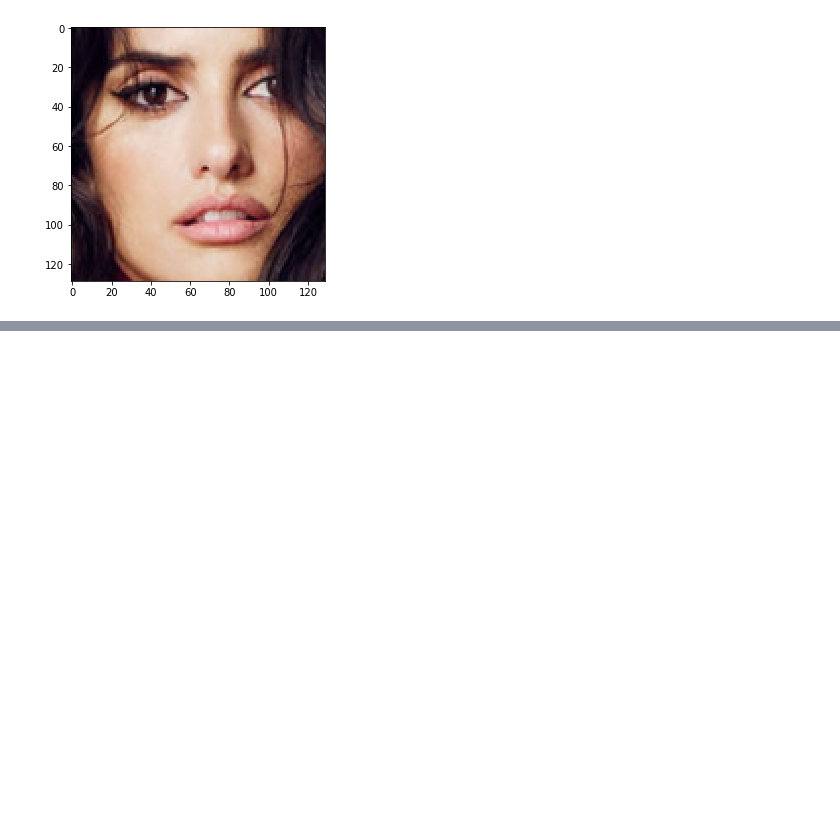
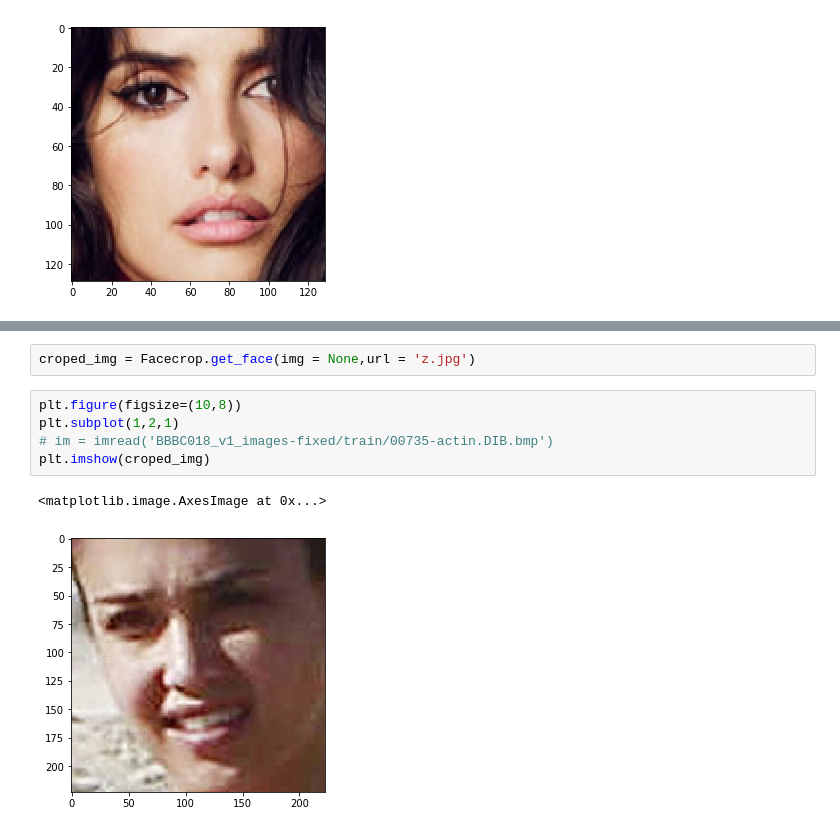
Before and after one commit to Vahe1994/CelebrityFacesShad, a Jupyter notebook: Notebook/Testing.ipynb, the cells around one changed output, grey strips where cells are left out. Cells and saved outputs as stored; diff of their text form; blank space fills up the shorter version.

```diff
--- a/Notebook/Testing.ipynb
+++ b/Notebook/Testing.ipynb
@@ -64,0 +76,10 @@ plt.imshow(get_face(image))
+# %%
+croped_img = Facecrop.get_face(img = None,url = 'z.jpg')
+# %%
+plt.figure(figsize=(10,8))
+plt.subplot(1,2,1)
+# im = imread('BBBC018_v1_images-fixed/train/00735-actin.DIB.bmp')
+plt.imshow(croped_img)
+# %% [output]
+<matplotlib.image.AxesImage at 0x...>
+[figure, added]
```
Also changed, not shown: parts of 3 cells of this notebook, 4 other files.
